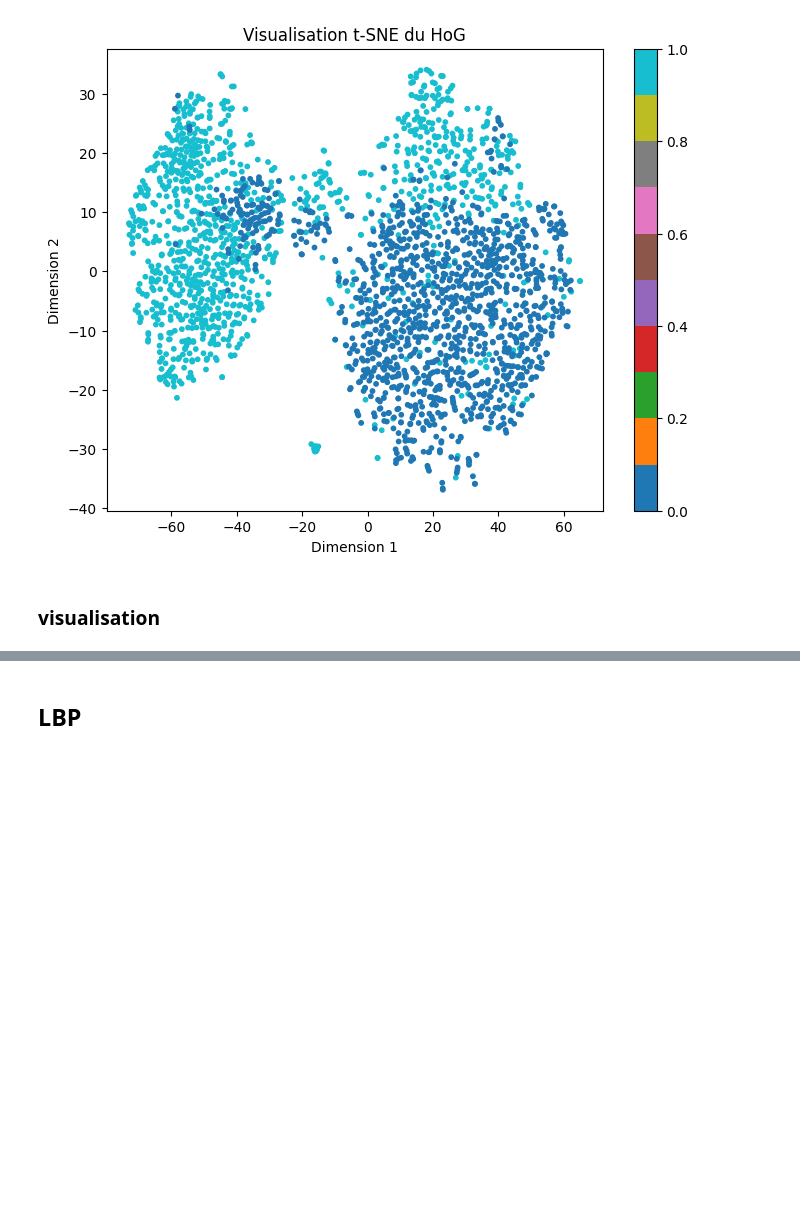
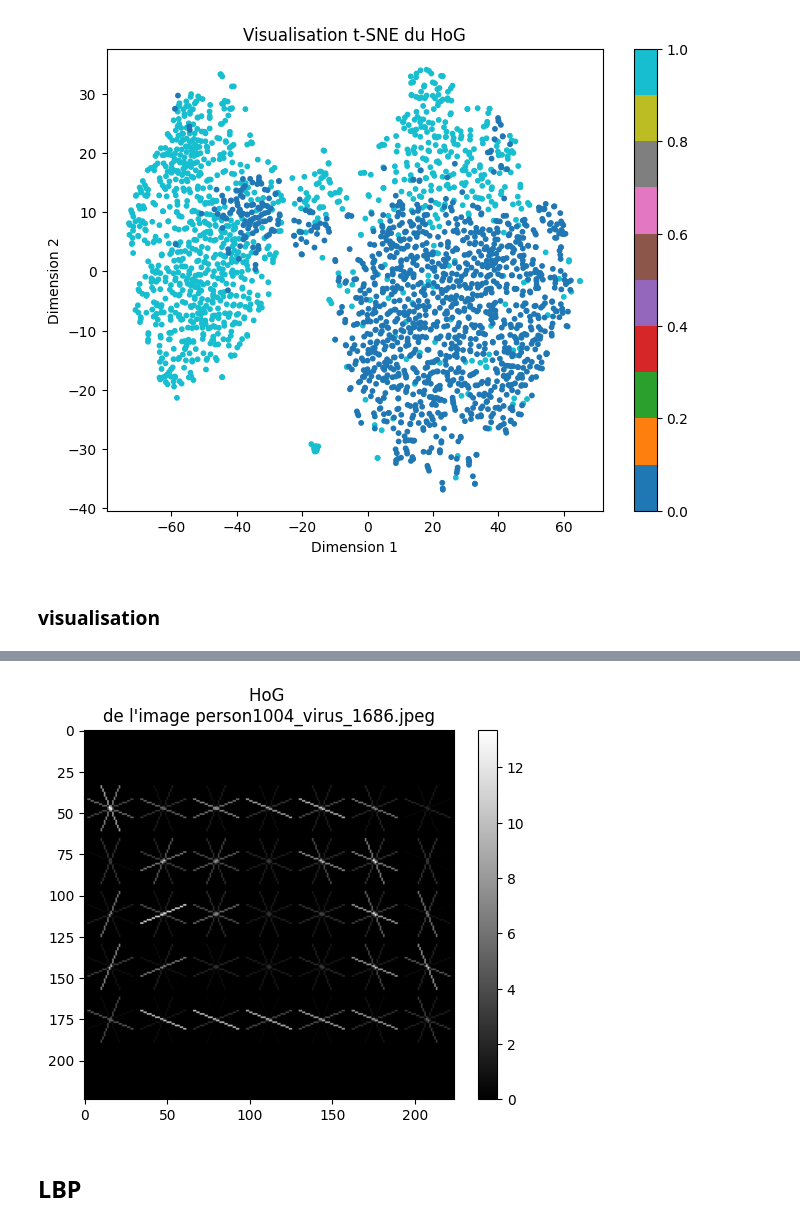
Before and after one commit to akef215/pneumonia_xchest_ray_detection, a Jupyter notebook: rapport.ipynb, the cells around one changed output, grey strips where cells are left out. Cells and saved outputs as stored; diff of their text form; code cells hidden in the pictures; blank space fills up the shorter version.

```diff
--- a/rapport.ipynb
+++ b/rapport.ipynb
@@ -398,3 +431,16 @@ plt.show()
+# %%
+img = preprocess_xray(pneumonia_train[7])
+id = pneumonia_train[7].split("\\")[1]
+haralick = [id]
+features, visu = hog(img, orientations=4, pixels_per_cell=(32, 32), \
+               cells_per_block=(2, 2), block_norm="L2-Hys", visualize=True)
+
+plt.imshow(visu, cmap="gray")
+plt.title("HoG \nde l'image " + id)
+plt.colorbar()
+plt.show()
+# %% [output]
+[figure, added]
 # %% [markdown]
 ## LBP
 # %% [markdown]
```
Also changed, not shown: parts of 26 cells of this notebook.
